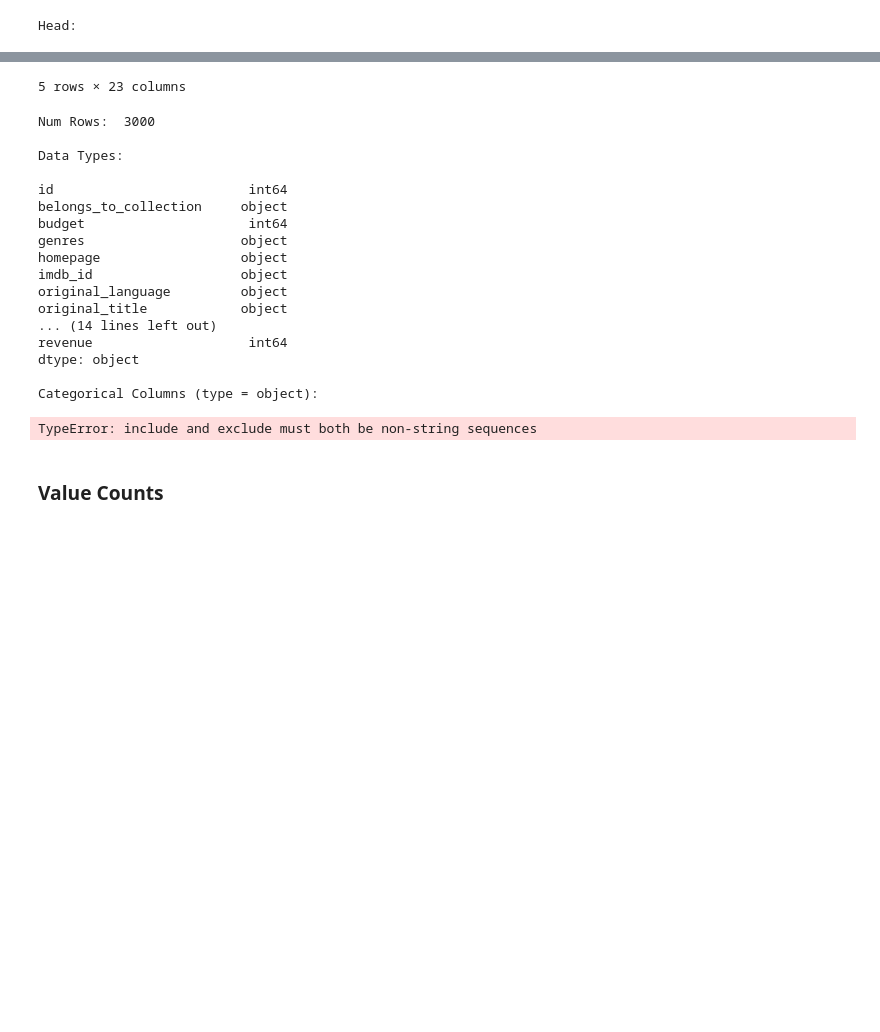
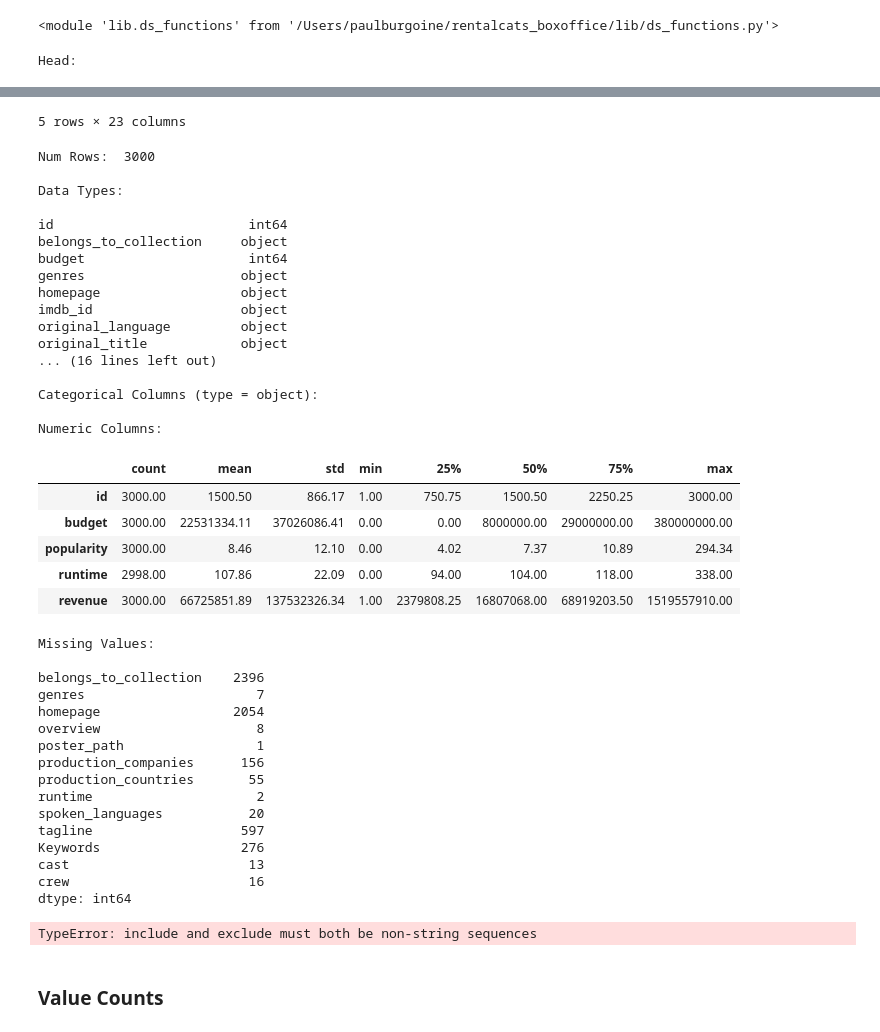
Before and after one commit to b-mv/rentalcats_boxoffice, a Jupyter notebook: boxoffice.ipynb, the cells around one changed output, grey strips where cells are left out. Saved outputs shown, nothing was run; the diff lists cells and outputs as text; code cells hidden in the pictures; blank space fills up the shorter version.

Commit message:
horrid reload shit

```diff
--- a/boxoffice.ipynb
+++ b/boxoffice.ipynb
@@ -1,39 +1,65 @@
 # %%
+from importlib import reload
 import pandas as pd
 import numpy as np
-from lib import ds_functions
+from lib import ds_functions as ds
+reload(ds)
+# %% [output]
+<module 'lib.ds_functions' from '/Users/paulburgoine/rentalcats_boxoffice/lib/ds_functions.py'>
 # %%
 ### Import data
 
 train = pd.read_csv('data/train.csv')
-describe_data(train, head = 5)
+ds.describe_data(train, head = 5)
 # %% [output]
 Head:
 |  | id | belongs_to_collection | budget | genres | homepage | imdb_id | original_language | original_title | ... |
 | 0 | 1 | [{'id': 313576, 'name': 'Hot Tub ... | 14000000 | [{'id': 35, 'name': 'Comedy'}] | NaN | tt2637294 | en | Hot Tub Time Machine 2 | ... |
 | 1 | 2 | [{'id': 107674, 'name': 'The Prin... | 40000000 | [{'id': 35, 'name': 'Comedy'}, {'... | NaN | tt0368933 | en | The Princess Diaries 2: Royal Eng... | ... |
 | 2 | 3 | NaN | 3300000 | [{'id': 18, 'name': 'Drama'}] | http://sonyclassics.com/whiplash/ | tt2582802 | en | Whiplash | ... |
 | 3 | 4 | NaN | 1200000 | [{'id': 53, 'name': 'Thriller'}, ... | http://kahaanithefilm.com/ | tt1821480 | hi | Kahaani | ... |
 | 4 | 5 | NaN | 0 | [{'id': 28, 'name': 'Action'}, {'... | NaN | tt1380152 | ko | 마린보이 | ... |
 5 rows × 23 columns
 Num Rows:  3000
 
 Data Types:
 
 id                         int64
 belongs_to_collection     object
 budget                     int64
 genres                    object
 homepage                  object
 imdb_id                   object
 original_language         object
 original_title            object
-... (14 lines left out)
-revenue                    int64
-dtype: object
+... (16 lines left out)
 
 Categorical Columns (type = object):
+
+Numeric Columns:
+|  | count | mean | std | min | 25% | 50% | 75% | max |
+| id | 3000.00 | 1500.50 | 866.17 | 1.00 | 750.75 | 1500.50 | 2250.25 | 3000.00 |
+| budget | 3000.00 | 22531334.11 | 37026086.41 | 0.00 | 0.00 | 8000000.00 | 29000000.00 | 380000000.00 |
+| popularity | 3000.00 | 8.46 | 12.10 | 0.00 | 4.02 | 7.37 | 10.89 | 294.34 |
+| runtime | 2998.00 | 107.86 | 22.09 | 0.00 | 94.00 | 104.00 | 118.00 | 338.00 |
+| revenue | 3000.00 | 66725851.89 | 137532326.34 | 1.00 | 2379808.25 | 16807068.00 | 68919203.50 | 1519557910.00 |
-TypeError: include and exclude must both be non-string sequences
+Missing Values:
+
+belongs_to_collection    2396
+genres                      7
+homepage                 2054
+overview                    8
+poster_path                 1
+production_companies      156
+production_countries       55
+runtime                     2
+spoken_languages           20
+tagline                   597
+Keywords                  276
+cast                       13
+crew                       16
+dtype: int64
+TypeError: include and exclude must both be non-string sequences
 # %% [markdown]
 ### Value Counts
 # %%
```
Also changed, not shown: 2 other files.
